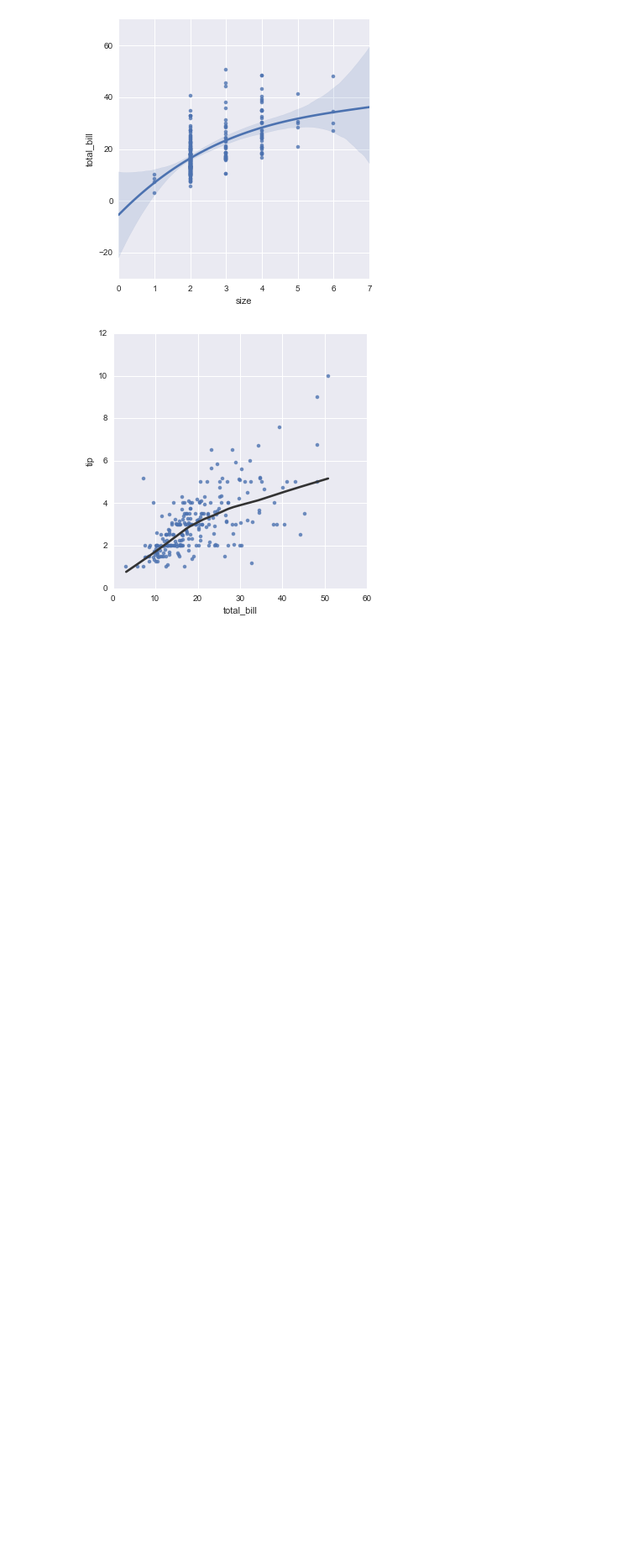
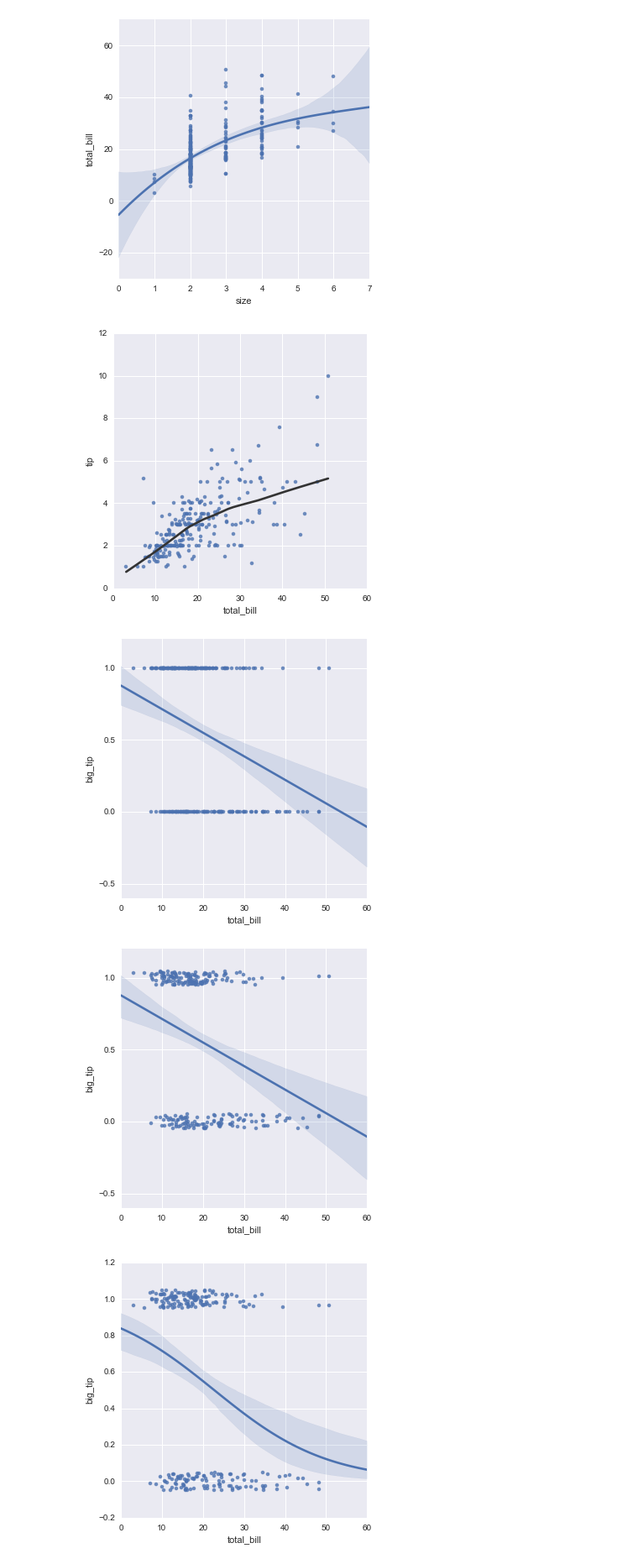
Before and after one commit to tarmstro/mvbop, a Jupyter notebook: seaborn_tutorial.ipynb, the cells around one changed output. Shown at 84% size. Cells and saved outputs as stored; diff of their text form; code cells hidden in the pictures; blank space fills up the shorter version.

```diff
--- a/seaborn_tutorial.ipynb
+++ b/seaborn_tutorial.ipynb
@@ -324,3 +324,12 @@ sns.lmplot("size", "total_bill", tips, order=3);
 sns.lmplot("total_bill", "tip", tips, lowess=True, line_kws={"color": "0.2"});
 # %% [output]
 [figure]
+# %%
+tips["big_tip"] = (tips["tip"] / tips["total_bill"]) > .15
+sns.lmplot("total_bill", "big_tip", tips);
+sns.lmplot("total_bill", "big_tip", tips, y_jitter=.05);
+sns.lmplot("total_bill", "big_tip", tips, y_jitter=.05, logistic=True);
+# %% [output]
+[figure, added]
+[figure, added]
+[figure, added]
```
Also changed, not shown: parts of 1 cell of this notebook.
